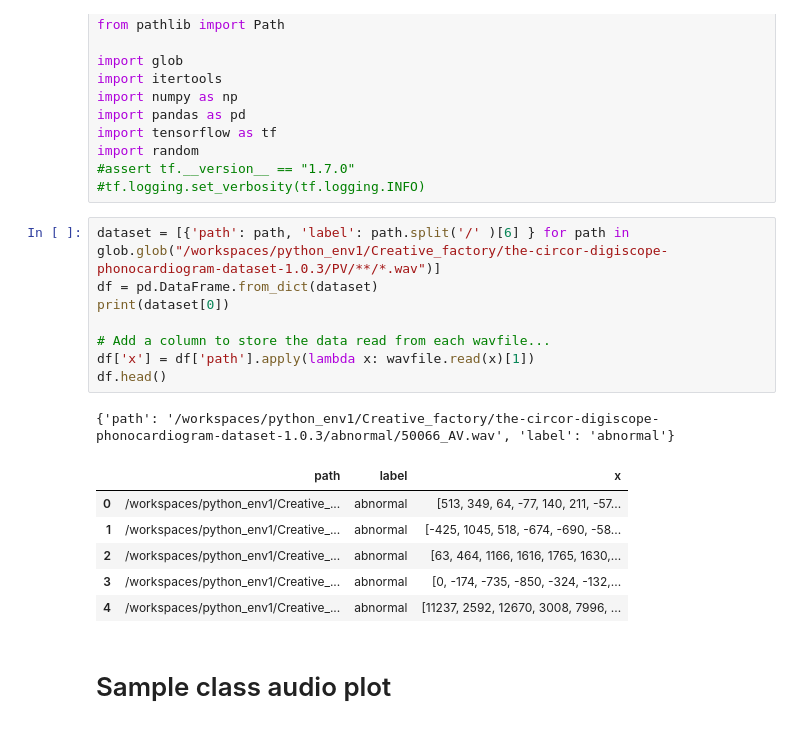
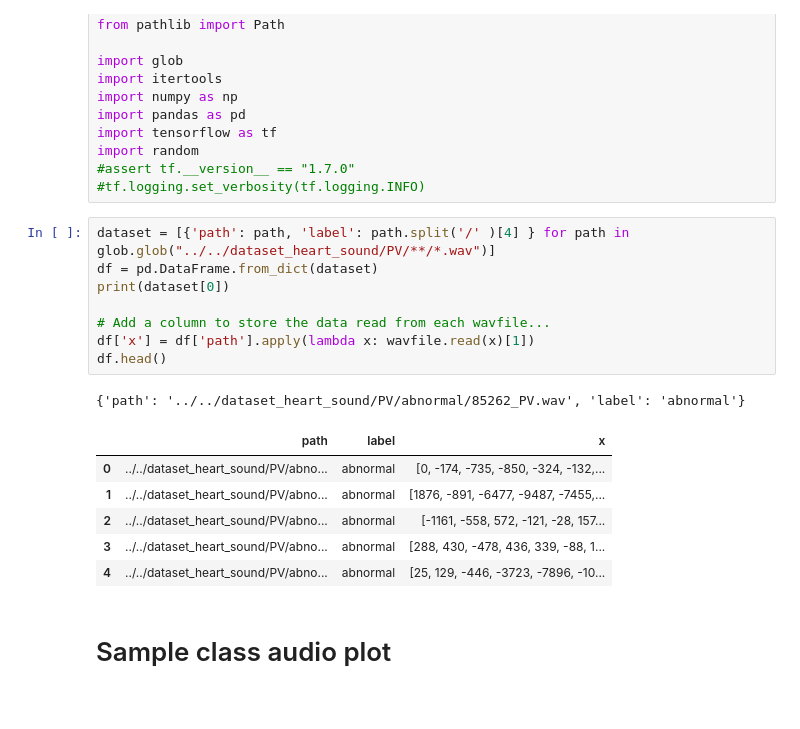
Before and after one commit to messeeasy/Creative_factory_bit_2022, a Jupyter notebook: CNN_demo/Audio Classification ANN CNN Keras/PV_HeartbeatAudioClassification.ipynb, the cells around one changed output. Saved outputs shown, nothing was run; the diff lists cells and outputs as text.

```diff
--- a/CNN_demo/Audio Classification ANN CNN Keras/PV_HeartbeatAudioClassification.ipynb
+++ b/CNN_demo/Audio Classification ANN CNN Keras/PV_HeartbeatAudioClassification.ipynb
@@ -19,21 +19,21 @@ import random
 #assert tf.__version__ == "1.7.0"
 #tf.logging.set_verbosity(tf.logging.INFO)
 # %%
-dataset = [{'path': path, 'label': path.split('/' )[6] } for path in glob.glob("/workspaces/python_env1/Creative_factory/the-circor-digiscope-phonocardiogram-dataset-1.0.3/PV/**/*.wav")]
+dataset = [{'path': path, 'label': path.split('/' )[4] } for path in glob.glob("../../dataset_heart_sound/PV/**/*.wav")]
 df = pd.DataFrame.from_dict(dataset)
 print(dataset[0])
 
 # Add a column to store the data read from each wavfile...
 df['x'] = df['path'].apply(lambda x: wavfile.read(x)[1])
 df.head()
 # %% [output]
-{'path': '/workspaces/python_env1/Creative_factory/the-circor-digiscope-phonocardiogram-dataset-1.0.3/abnormal/50066_AV.wav', 'label': 'abnormal'}
+{'path': '../../dataset_heart_sound/PV/abnormal/85262_PV.wav', 'label': 'abnormal'}
 |  | path | label | x |
-| 0 | /workspaces/python_env1/Creative_... | abnormal | [513, 349, 64, -77, 140, 211, -57... |
-| 1 | /workspaces/python_env1/Creative_... | abnormal | [-425, 1045, 518, -674, -690, -58... |
-| 2 | /workspaces/python_env1/Creative_... | abnormal | [63, 464, 1166, 1616, 1765, 1630,... |
-| 3 | /workspaces/python_env1/Creative_... | abnormal | [0, -174, -735, -850, -324, -132,... |
-| 4 | /workspaces/python_env1/Creative_... | abnormal | [11237, 2592, 12670, 3008, 7996, ... |
+| 0 | ../../dataset_heart_sound/PV/abno... | abnormal | [0, -174, -735, -850, -324, -132,... |
+| 1 | ../../dataset_heart_sound/PV/abno... | abnormal | [1876, -891, -6477, -9487, -7455,... |
+| 2 | ../../dataset_heart_sound/PV/abno... | abnormal | [-1161, -558, 572, -121, -28, 157... |
+| 3 | ../../dataset_heart_sound/PV/abno... | abnormal | [288, 430, -478, 436, 339, -88, 1... |
+| 4 | ../../dataset_heart_sound/PV/abno... | abnormal | [25, 129, -446, -3723, -7896, -10... |
 # %% [markdown]
 # Sample class audio plot
 # %% [markdown]
```
Also changed, not shown: parts of 10 cells of this notebook, 1 other file.
